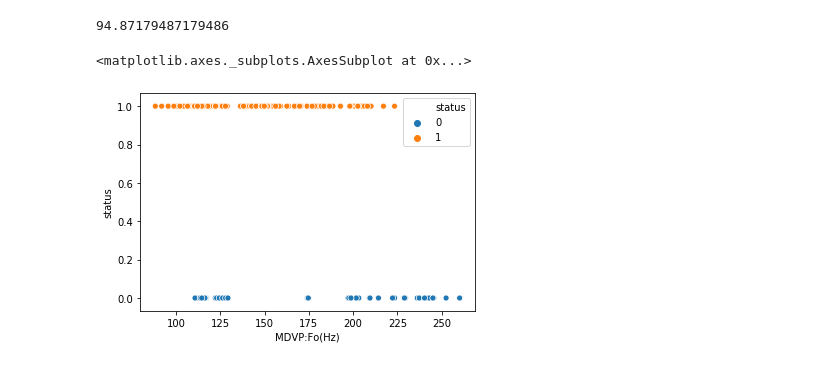
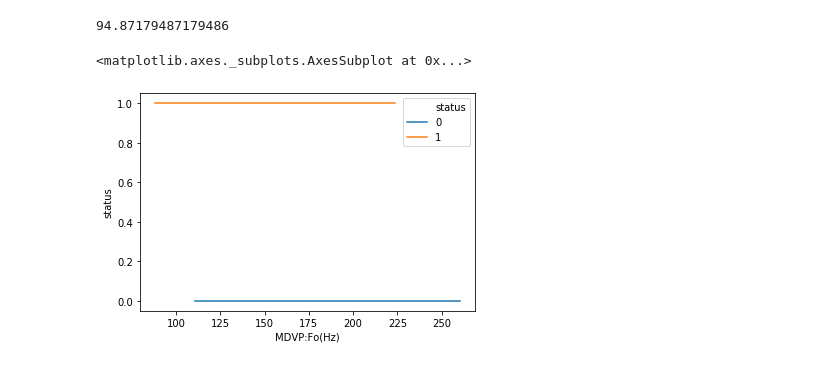
Before and after one commit to M1NH42/dpd, a Jupyter notebook: dpd.ipynb, the cells around one changed output. Drawn from its saved outputs; the diff is of its cells as text; code cells hidden in the pictures.

```diff
--- a/dpd.ipynb
+++ b/dpd.ipynb
@@ -83,7 +83,7 @@ import seaborn as sn
 # %%
 # data visualization for the above dataset
 # use seaborn for the same purpose
-sn.scatterplot(x = df["MDVP:Fo(Hz)"], y = df["status"], hue = df["status"])
+sn.lineplot(x = df["MDVP:Fo(Hz)"], y = df["status"], hue = df["status"])
 # %% [output]
 <matplotlib.axes._subplots.AxesSubplot at 0x...>
-[figure, old version]
+[figure, new version]
```
